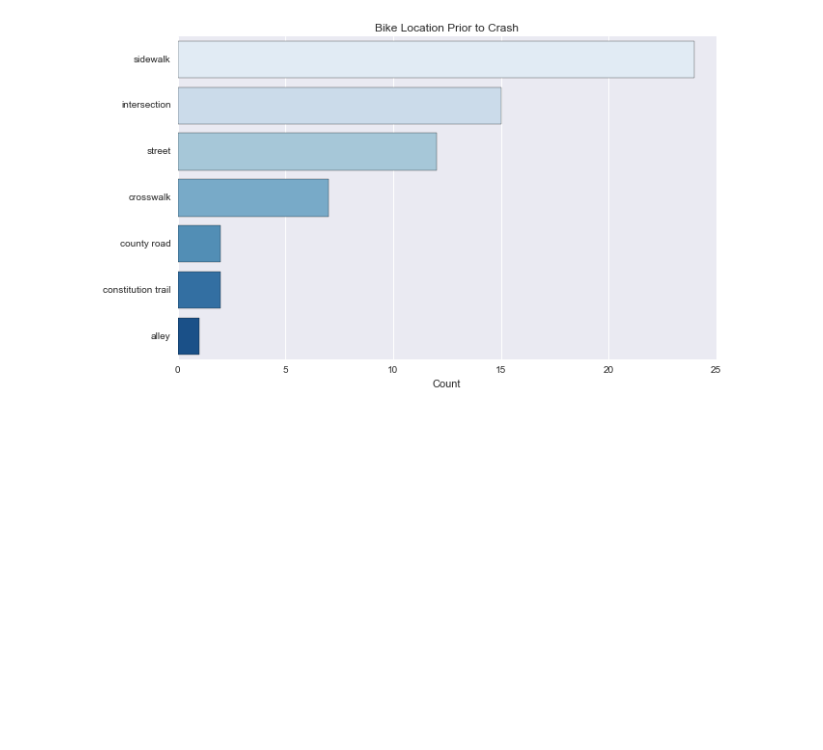
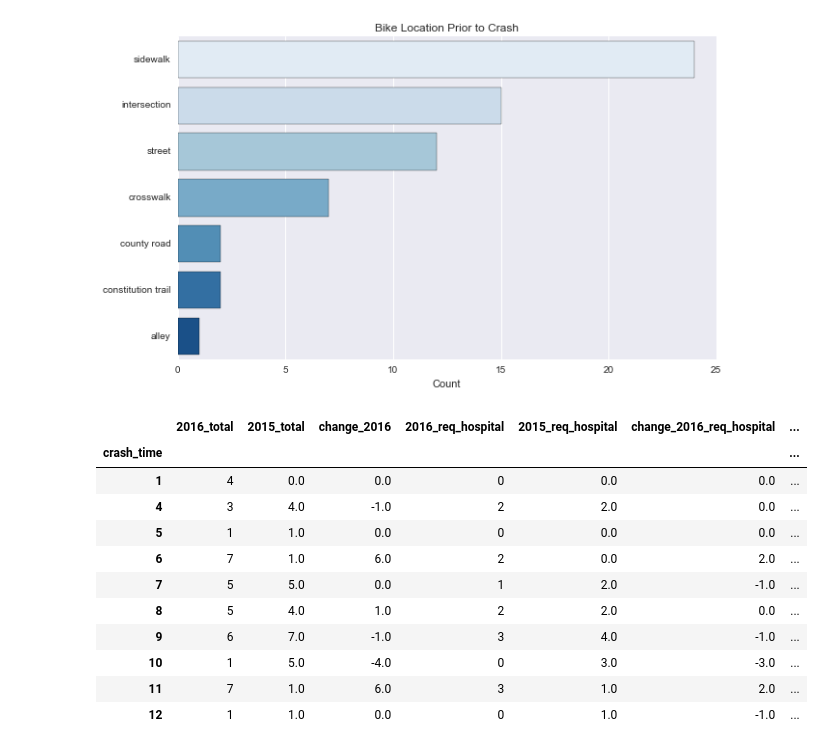
Before and after one commit to mbernico/mclean_bike_safety, a Jupyter notebook: code/DescriptiveStats2017.ipynb, the cells around one changed output. Saved outputs shown, nothing was run; the diff lists cells and outputs as text; code cells hidden in the pictures; blank space fills up the shorter version.

```diff
--- a/code/DescriptiveStats2017.ipynb
+++ b/code/DescriptiveStats2017.ipynb
@@ -100,0 +122,15 @@ plt.legend()
+# %%
+df_delta
+# %% [output]
+|  | 2016_total | 2015_total | change_2016 | 2016_req_hospital | 2015_req_hospital | change_2016_req_hospital | ... |
+| crash_time |  |  |  |  |  |  | ... |
+| 1 | 4 | 0.0 | 0.0 | 0 | 0.0 | 0.0 | ... |
+| 4 | 3 | 4.0 | -1.0 | 2 | 2.0 | 0.0 | ... |
+| 5 | 1 | 1.0 | 0.0 | 0 | 0.0 | 0.0 | ... |
+| 6 | 7 | 1.0 | 6.0 | 2 | 0.0 | 2.0 | ... |
+| 7 | 5 | 5.0 | 0.0 | 1 | 2.0 | -1.0 | ... |
+| 8 | 5 | 4.0 | 1.0 | 2 | 2.0 | 0.0 | ... |
+| 9 | 6 | 7.0 | -1.0 | 3 | 4.0 | -1.0 | ... |
+| 10 | 1 | 5.0 | -4.0 | 0 | 3.0 | -3.0 | ... |
+| 11 | 7 | 1.0 | 6.0 | 3 | 1.0 | 2.0 | ... |
+| 12 | 1 | 1.0 | 0.0 | 0 | 1.0 | -1.0 | ... |
```
Also changed, not shown: parts of 13 cells of this notebook, 17 other files.
